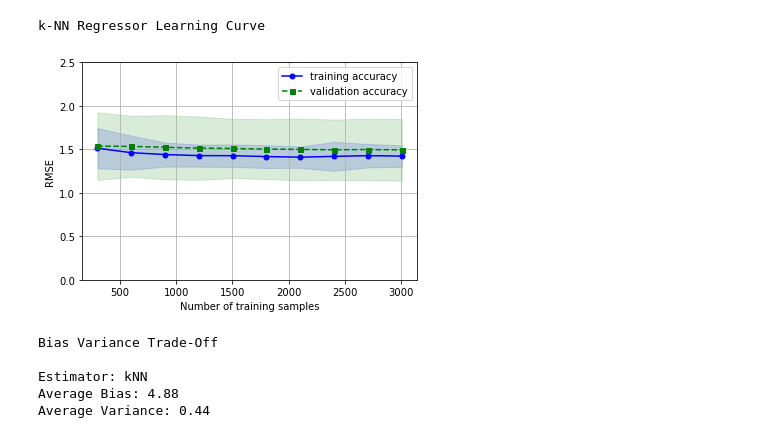
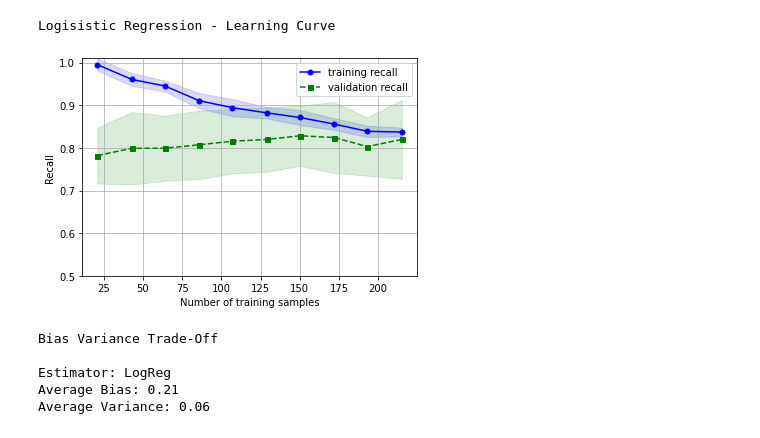
Before and after one commit to radroid/ml-algorithms-assignments, a Jupyter notebook: logistical_regression/notebook/Logistical Regression - Assignment 2.ipynb, the cells around one changed output. Cells and saved outputs as stored; diff of their text form; code cells hidden in the pictures.

```diff
--- a/logistical_regression/notebook/Logistical Regression - Assignment 2.ipynb
+++ b/logistical_regression/notebook/Logistical Regression - Assignment 2.ipynb
@@ -228,13 +236,15 @@ Correlated columns @ 0.8:
 # Pre-Processing
 # %%
 # Define x and y variables for CMS prediction
-x = data.drop('Rings', axis=1).to_numpy()
-y = data["Rings"].to_numpy()
+x = data.drop('DEATH_EVENT', axis=1).to_numpy()
+y = data["DEATH_EVENT"].to_numpy()
 
 # Splitting data into train and test datasets
-x_train, x_test, y_train, y_test = train_test_split(x, y, test_size=0.2, random_state=100)
+x_train, x_test, y_train, y_test = train_test_split(x, y, test_size=0.20, random_state=100)
 
 # Scaling the data
 sc = StandardScaler()
 x_train_scaled = sc.fit_transform(x_train)
 x_test_scaled = sc.transform(x_test)
+
+x_2 = sc.fit_transform(x)
@@ -271,14 +291,46 @@ def plot_learning_curves(model):
+# %%
+#Define Plot for learning curve
+
+def plot_learning_curves(model):
+    train_sizes, train_scores, test_scores = learning_curve(estimator=model,
+                                                            X=x_train_scaled,
+                                                            y=y_train,
+                                                            train_sizes= np.linspace(0.1, 1.0, 10),
+                                                            cv=10,
+                                                            scoring='recall_weighted',
+                                                            n_jobs=1,random_state=100)
+    train_mean = np.mean(train_scores, axis=1)
+    train_std = np.std(train_scores, axis=1)
+    test_mean = np.mean(test_scores, axis=1)
+    test_std = np.std(test_scores, axis=1)
+
+    plt.plot(train_sizes, train_mean,color='blue', marker='o',
+             markersize=5, label='training recall')
+    plt.fill_between(train_sizes, train_mean + train_std, train_mean - train_std,
+                     alpha=0.15, color='blue')
+
+    plt.plot(train_sizes, test_mean, color='green', linestyle='--', marker='s', markersize=5,
+             label='validation recall')
+    plt.fill_between(train_sizes, test_mean + test_std, test_mean - test_std,
+                     alpha=0.15, color='green')
+    plt.grid(True)
+    plt.xlabel('Number of training samples')
+    plt.ylabel('Recall')
+    plt.legend(loc='best')
+    plt.ylim([0.5, 1.01])
+    plt.show()
 # %%
 # Plot Learning Curve
-print('k-NN Regressor Learning Curve')
-plot_learning_curves(KNeighborsRegressor(10))
+print('Logisistic Regression - Learning Curve')
+plot_learning_curves(pipe_logreg)
 # %% [output]
-k-NN Regressor Learning Curve
+Logisistic Regression - Learning Curve
-[figure, old version]
+[figure, new version]
 # %%
 #Script for Bias Variance
 print('Bias Variance Trade-Off')
-for name,method in[('kNN',KNeighborsRegressor(10))]:
+for name,method in [('LogReg', LogisticRegression(solver='lbfgs',class_weight='balanced',
+                                                  random_state=100))]:
     avg_expected_loss, avg_bias, avg_var = bias_variance_decomp(
         method, x_train_scaled, y_train, x_test_scaled, y_test,
         loss='mse',
@@ -289,6 +341,6 @@ for name,method in[('kNN',KNeighborsRegressor(10))]:
 # %% [output]
 Bias Variance Trade-Off
 
-Estimator: kNN
-Average Bias: 4.88
-Average Variance: 0.44
+Estimator: LogReg
+Average Bias: 0.21
+Average Variance: 0.06
```
Also changed, not shown: parts of 28 cells of this notebook.
